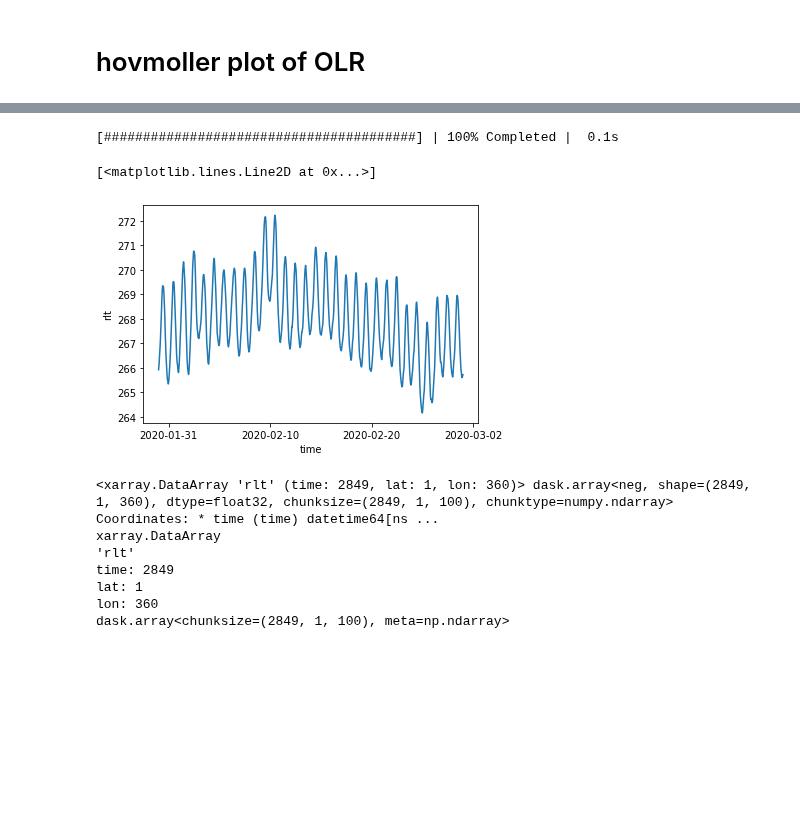
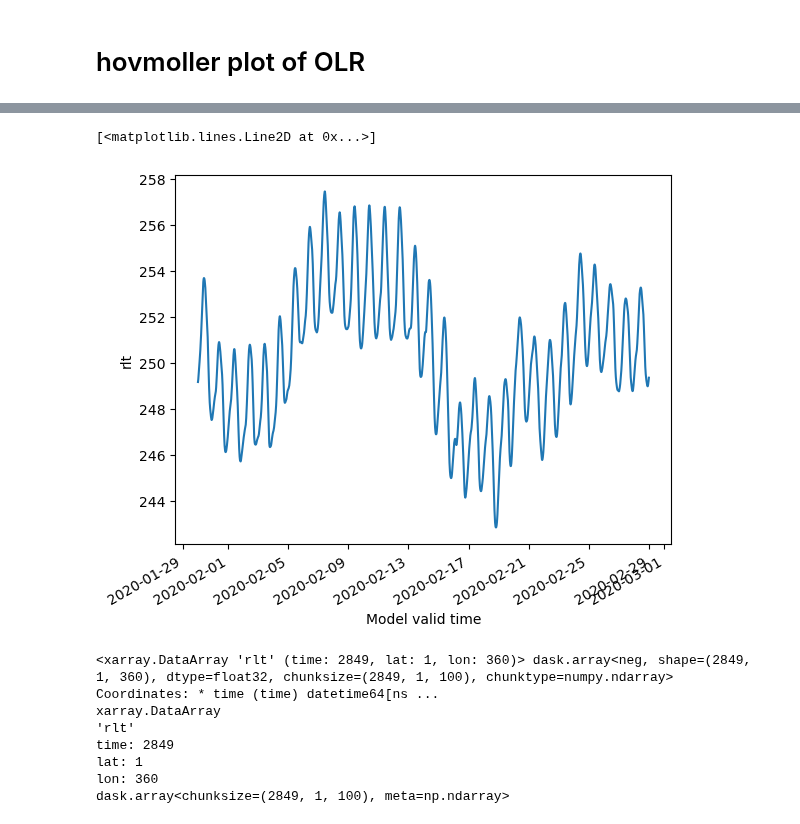
Before and after one commit to smturbev/dyamond2, a Jupyter notebook: python_scripts/global_tropics_mean.ipynb, the cells around one changed output, grey strips where cells are left out. Saved outputs shown, nothing was run; the diff lists cells and outputs as text; code cells hidden in the pictures; blank space fills up the shorter version.

```diff
--- a/python_scripts/global_tropics_mean.ipynb
+++ b/python_scripts/global_tropics_mean.ipynb
@@ -120,7 +216,7 @@ plt.show()
 # load variables into an array
 mod_means = {}
 if var=="rlt":
-    models = ["SCREAMr1deg", "SAMr1deg", "ARPr1deg", "ICONr1deg"]
+    models = ["ARPr1deg", "ICONr1deg", "MPASr1deg", "SCREAMr1deg", "SAMr1deg", "IFSr1deg"]
     models1= ["UMr1deg", "GEOSr1deg", "SHiELDr1deg"]
     var1="rlut"
     da = xr.open_dataset(ap.get_timmean_file("CERES","GT","rad_toa_1hm_JFM")).adj_atmos_lw_up_all_toa_1hm.mean(dim="time")
@@ -215,7 +313,7 @@ if var=="rlt":
     dmin, dmax = -120, 120
     lab = "OLR (W/m2)"
     ax0 = fig.add_subplot(gs[0,0], projection=ccrs.PlateCarree(central_longitude=180))
-    im = mod["CERES 1HM"].plot(
+    im = mod["CERES 1HM"].plot.contourf(
                                 ax=ax0,
                                 transform=ccrs.PlateCarree(),
                                 cmap=cmap,
@@ -246,7 +344,8 @@ else:
 
 
 i=0
-for m in list(mod.keys()):
+models = ["CERES 1HM", "ARPr1deg", "GEOSr1deg", "ICONr1deg", "IFSr1deg", "MPASr1deg", "SAMr1deg", "SCREAMr1deg", "SHiELDr1deg", "UMr1deg"] # add IFS
+for m in list(models):
     print(i,m)
     if var=="cli":
         if m=="UM":
@@ -268,7 +367,7 @@ for m in list(mod.keys()):
             cmap = "YlGnBu_r"
         else:
             vmin, vmax = dmin, dmax
-            cmap = "bwr"
+            cmap = "coolwarm"
     else:
         if var=="pr":
             cmap="gnuplot"
@@ -286,7 +385,7 @@ for m in list(mod.keys()):
         ax=ax,
         transform=ccrs.PlateCarree(),
         cmap=cmap,
-        levels=30,
+        # levels=30,
         vmin=vmin, vmax=vmax,
         add_colorbar=False,
         # norm="log",
@@ -316,7 +415,7 @@ for m in list(mod.keys()):
                        bbox_transform=ax.transAxes,
                        borderpad=0,
                        )
-    if i==6:
+    if i==7:
         axins6 = inset_axes(ax, # here using axis of the lowest plot
                    width="5%",  # width = 5% of parent_bbox width
                    height="340%",  # height : 340% good for a (4x4) Grid
@@ -333,13 +432,13 @@ for m in list(mod.keys()):
     print("...done with {} of {}".format(i,len(mod)))
 
 if var=="rlt":
-    cb = fig.colorbar(im, cax=axins2,  label=units, ticklocation="left") #extend="both",
-cb = fig.colorbar(pc, cax=axins6, label=units) #extend="both",
+    cb = fig.colorbar(im, cax=axins2,  label=units, ticklocation="left", extend="both")
+cb = fig.colorbar(pc, cax=axins6, label=units, extend="both") #extend="both",
 
 if diff:
     var=var+"_diff"
 
-plt.savefig("../plots/GT/timmean_{}.png".format(var), dpi=250)
+plt.savefig("../plots/GT/timmean_{}_contourf.png".format(var), dpi=250)
 plt.show()
 
 if diff:
@@ -365,0 +466,6 @@ if diff:
+# %%
+chunk_dict = {"lat":100, "lon":100, "latitude":100, "longitude":100}
+iwp = ap.load_iwp(model, 'GT', total=True, chunks=chunk_dict)
+# iwp = np.where((iwp>=1e-7)&(iwp<1e-1),1,0)
+iwp = np.where(iwp>=1) # convective cores
+np.sum(iwp)
@@ -450,7 +588,7 @@ plt.show()
 # %%
 # load variables into an array
 if var=="rlt":
-    models = ["SCREAMr1deg", "SAMr1deg", "ARPr1deg", "ICONr1deg"]
+    models = ["MPASr1deg", "SCREAMr1deg", "SAMr1deg", "ICONr1deg"]#"ARPr1deg",
     models1= ["UM", "GEOSr1deg", "SHiELDr1deg"]
     # da = xr.open_dataset(ap.get_mermean_file("CERES","GT","rad_toa_1hm_JFM")).adj_atmos_lw_up_all_toa_1hm.mean(dim="time")
     # mod = {"CERES 1HM":da}
@@ -465,6 +603,8 @@ if var=="rlt":
         #     dmod=-dmod/900
         if m[:2]=="IC":
             dmod = -dmod.where(dmod.time.dt.hour!=0)
+        elif m[:2]=="MP":
+            dmod = -dmod.rename({"xtime":"time"})
         mod[m] = dmod
     for m in models1:
         dmod = xr.open_dataset(ap.get_mermean_file(m, "GT", var1), chunks=chunk_dict)[var1]
@@ -558,9 +691,8 @@ i= 7 SHiELDr1deg axes 3 1
 # %%
-mod["SCREAMr1deg"].mean(axis=(1,2)).plot()
+mod["MPASr1deg"].mean(axis=(1,2)).plot()
 # %% [output]
-[########################################] | 100% Completed |  0.1s
+[<matplotlib.lines.Line2D at 0x...>]
-[<matplotlib.lines.Line2D at 0x...>]
-[figure, old version]
+[figure, new version]
 # %%
 mod["ICONr1deg"]
 # %% [output]
```
Also changed, not shown: parts of 21 cells of this notebook, 45 other files.
